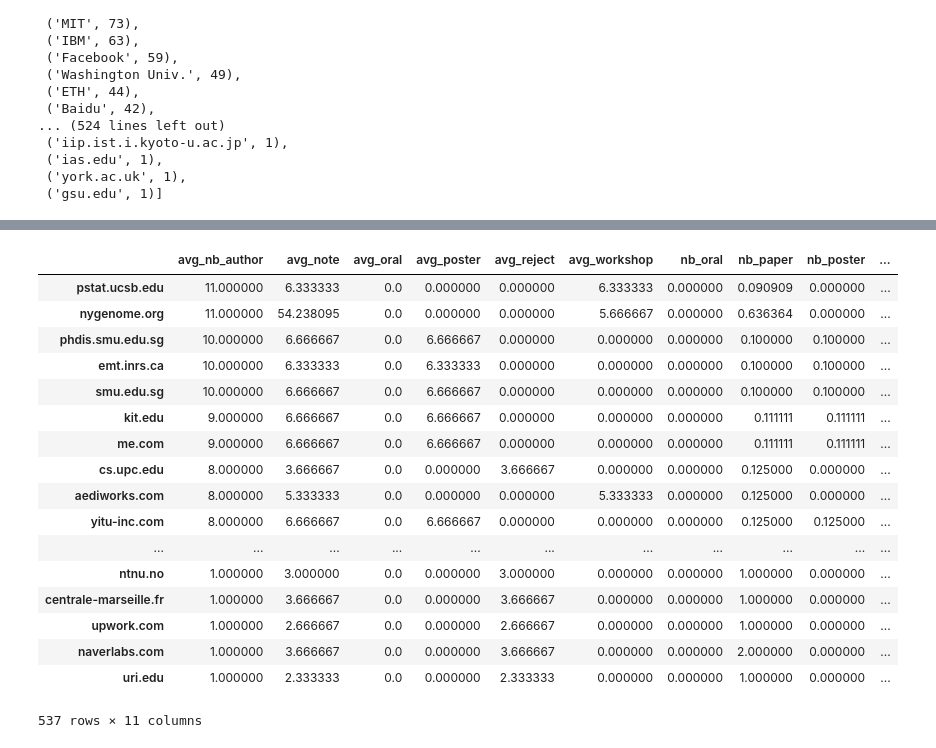
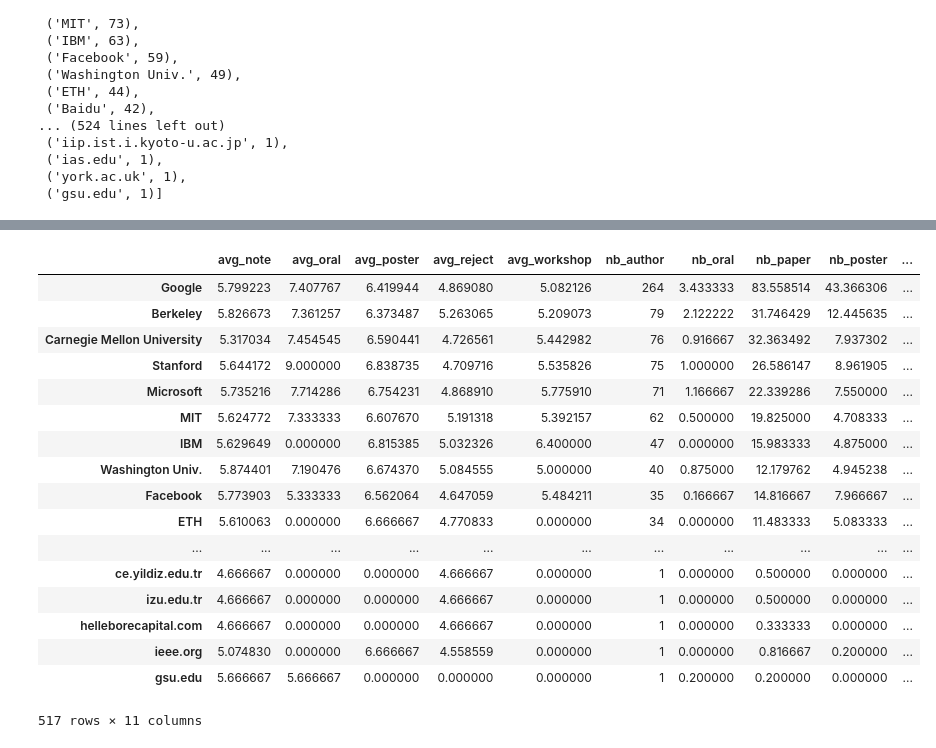
Before and after one commit to pajotarthur/ICLR_data, a Jupyter notebook: add_paper_origin.ipynb, the cells around one changed output, grey strips where cells are left out. Saved outputs shown, nothing was run; the diff lists cells and outputs as text; code cells hidden in the pictures.

```diff
--- a/add_paper_origin.ipynb
+++ b/add_paper_origin.ipynb
@@ -155,16 +164,20 @@ def merge_inst(inst):
     return inst
 # %%
 inst_dic = {}
-for inst_list,review, decision in zip(df.author,df.review, df.decision):
+for author_list, review, decision in zip(df.authors,df.review, df.decision):
     if review!=review:
         continue
-    fo
-    break
+    inst_list = []
+    for i in author_list:
+        #print(i)
+        iiii = merge_inst(df_author[df_author.index == i]['institution'].values[0])
+        inst_list.append(iiii)
+    print(inst_list)
     #inst_list = [merge_inst(id.split('@')[-1]) for id in inst_list]
     list_already_seen = []
     for inst in inst_list:
         nb_author = len(inst_list)
-        if inst == 'gmail.com':
+        if inst == 'Unknown':
             continue
         if inst in inst_dic and inst not in list_already_seen:
             # count
@@ -214,5 +227,5 @@ for inst_list,review, decision in zip(df.author,df.review, df.decision):
                 if decision == 'Accept (Oral)':
                     inst_dic[inst][9] += 1 / nb_author
                     inst_dic[inst][10] += review / nb_author
-        inst_dic[inst][0] += 1
+        #inst_dic[inst][0] += 1
         #list_already_seen.append(inst)
@@ -219,7 +250,12 @@ for inst_list,review, decision in zip(df.author,df.review, df.decision):
+# %%
+for i in df_author.institution:
+    inst = merge_inst(i)
+    if inst in inst_dic:
+        inst_dic[inst][0] += 1
 # %%
 for key, values in inst_dic.items():
-    if values[1] > 0:
-        values[0] /= values[1]
+    #if values[1] > 0:
+    #    values[0] /= values[1]
     if values[2] > 0:
         values[2] /= values[1]
     if values[4] > 0:
@@ -233,7 +269,7 @@ for key, values in inst_dic.items():
 # %%
 df_list = []
 for key, values in inst_dic.items():
-    df_temp = pd.DataFrame({'avg_nb_author':values[0],'nb_paper':values[1],'avg_note':values[2],'nb_reject':values[3],'avg_reject':values[4],'nb_workshop':values[5],'avg_workshop':values[6],'nb_poster':values[7],'avg_poster':values[8],'nb_oral':values[9],'avg_oral':values[10]} ,index=[key])
+    df_temp = pd.DataFrame({'nb_author':values[0],'nb_paper':values[1],'avg_note':values[2],'nb_reject':values[3],'avg_reject':values[4],'nb_workshop':values[5],'avg_workshop':values[6],'nb_poster':values[7],'avg_poster':values[8],'nb_oral':values[9],'avg_oral':values[10]} ,index=[key])
     df_list.append(df_temp)
 df_inst = pd.concat(df_list)
 # %%
@@ -281,23 +317,23 @@ df_inst.sort_values(['nb_paper'],ascending=False)
 # %%
-df_inst.sort_values(['avg_nb_author'],ascending=False)
+df_inst.sort_values(['nb_author'],ascending=False)
 # %% [output]
-|  | avg_nb_author | avg_note | avg_oral | avg_poster | avg_reject | avg_workshop | nb_oral | nb_paper | nb_poster | ... |
-| pstat.ucsb.edu | 11.000000 | 6.333333 | 0.0 | 0.000000 | 0.000000 | 6.333333 | 0.000000 | 0.090909 | 0.000000 | ... |
-| nygenome.org | 11.000000 | 54.238095 | 0.0 | 0.000000 | 0.000000 | 5.666667 | 0.000000 | 0.636364 | 0.000000 | ... |
-| phdis.smu.edu.sg | 10.000000 | 6.666667 | 0.0 | 6.666667 | 0.000000 | 0.000000 | 0.000000 | 0.100000 | 0.100000 | ... |
-| emt.inrs.ca | 10.000000 | 6.333333 | 0.0 | 6.333333 | 0.000000 | 0.000000 | 0.000000 | 0.100000 | 0.100000 | ... |
-| smu.edu.sg | 10.000000 | 6.666667 | 0.0 | 6.666667 | 0.000000 | 0.000000 | 0.000000 | 0.100000 | 0.100000 | ... |
-| kit.edu | 9.000000 | 6.666667 | 0.0 | 6.666667 | 0.000000 | 0.000000 | 0.000000 | 0.111111 | 0.111111 | ... |
-| me.com | 9.000000 | 6.666667 | 0.0 | 6.666667 | 0.000000 | 0.000000 | 0.000000 | 0.111111 | 0.111111 | ... |
-| cs.upc.edu | 8.000000 | 3.666667 | 0.0 | 0.000000 | 3.666667 | 0.000000 | 0.000000 | 0.125000 | 0.000000 | ... |
-| aediworks.com | 8.000000 | 5.333333 | 0.0 | 0.000000 | 0.000000 | 5.333333 | 0.000000 | 0.125000 | 0.000000 | ... |
-| yitu-inc.com | 8.000000 | 6.666667 | 0.0 | 6.666667 | 0.000000 | 0.000000 | 0.000000 | 0.125000 | 0.125000 | ... |
+|  | avg_note | avg_oral | avg_poster | avg_reject | avg_workshop | nb_author | nb_oral | nb_paper | nb_poster | ... |
+| Google | 5.799223 | 7.407767 | 6.419944 | 4.869080 | 5.082126 | 264 | 3.433333 | 83.558514 | 43.366306 | ... |
+| Berkeley | 5.826673 | 7.361257 | 6.373487 | 5.263065 | 5.209073 | 79 | 2.122222 | 31.746429 | 12.445635 | ... |
+| Carnegie Mellon University | 5.317034 | 7.454545 | 6.590441 | 4.726561 | 5.442982 | 76 | 0.916667 | 32.363492 | 7.937302 | ... |
+| Stanford | 5.644172 | 9.000000 | 6.838735 | 4.709716 | 5.535826 | 75 | 1.000000 | 26.586147 | 8.961905 | ... |
+| Microsoft | 5.735216 | 7.714286 | 6.754231 | 4.868910 | 5.775910 | 71 | 1.166667 | 22.339286 | 7.550000 | ... |
+| MIT | 5.624772 | 7.333333 | 6.607670 | 5.191318 | 5.392157 | 62 | 0.500000 | 19.825000 | 4.708333 | ... |
+| IBM | 5.629649 | 0.000000 | 6.815385 | 5.032326 | 6.400000 | 47 | 0.000000 | 15.983333 | 4.875000 | ... |
+| Washington Univ. | 5.874401 | 7.190476 | 6.674370 | 5.084555 | 5.000000 | 40 | 0.875000 | 12.179762 | 4.945238 | ... |
+| Facebook | 5.773903 | 5.333333 | 6.562064 | 4.647059 | 5.484211 | 35 | 0.166667 | 14.816667 | 7.966667 | ... |
+| ETH | 5.610063 | 0.000000 | 6.666667 | 4.770833 | 0.000000 | 34 | 0.000000 | 11.483333 | 5.083333 | ... |
 | ... | ... | ... | ... | ... | ... | ... | ... | ... | ... | ... |
-| ntnu.no | 1.000000 | 3.000000 | 0.0 | 0.000000 | 3.000000 | 0.000000 | 0.000000 | 1.000000 | 0.000000 | ... |
-| centrale-marseille.fr | 1.000000 | 3.666667 | 0.0 | 0.000000 | 3.666667 | 0.000000 | 0.000000 | 1.000000 | 0.000000 | ... |
-| upwork.com | 1.000000 | 2.666667 | 0.0 | 0.000000 | 2.666667 | 0.000000 | 0.000000 | 1.000000 | 0.000000 | ... |
-| naverlabs.com | 1.000000 | 3.666667 | 0.0 | 0.000000 | 3.666667 | 0.000000 | 0.000000 | 2.000000 | 0.000000 | ... |
-| uri.edu | 1.000000 | 2.333333 | 0.0 | 0.000000 | 2.333333 | 0.000000 | 0.000000 | 1.000000 | 0.000000 | ... |
+| ce.yildiz.edu.tr | 4.666667 | 0.000000 | 0.000000 | 4.666667 | 0.000000 | 1 | 0.000000 | 0.500000 | 0.000000 | ... |
+| izu.edu.tr | 4.666667 | 0.000000 | 0.000000 | 4.666667 | 0.000000 | 1 | 0.000000 | 0.500000 | 0.000000 | ... |
+| helleborecapital.com | 4.666667 | 0.000000 | 0.000000 | 4.666667 | 0.000000 | 1 | 0.000000 | 0.333333 | 0.000000 | ... |
+| ieee.org | 5.074830 | 0.000000 | 6.666667 | 4.558559 | 0.000000 | 1 | 0.000000 | 0.816667 | 0.200000 | ... |
+| gsu.edu | 5.666667 | 5.666667 | 0.000000 | 0.000000 | 0.000000 | 1 | 0.200000 | 0.200000 | 0.000000 | ... |
-537 rows × 11 columns
+517 rows × 11 columns
 # %%
 df_inst['acceptance_rate'] =  (df_inst.nb_poster + df_inst.nb_oral) / df_inst.nb_paper
```
Also changed, not shown: parts of 8 cells of this notebook, 2 other files.
